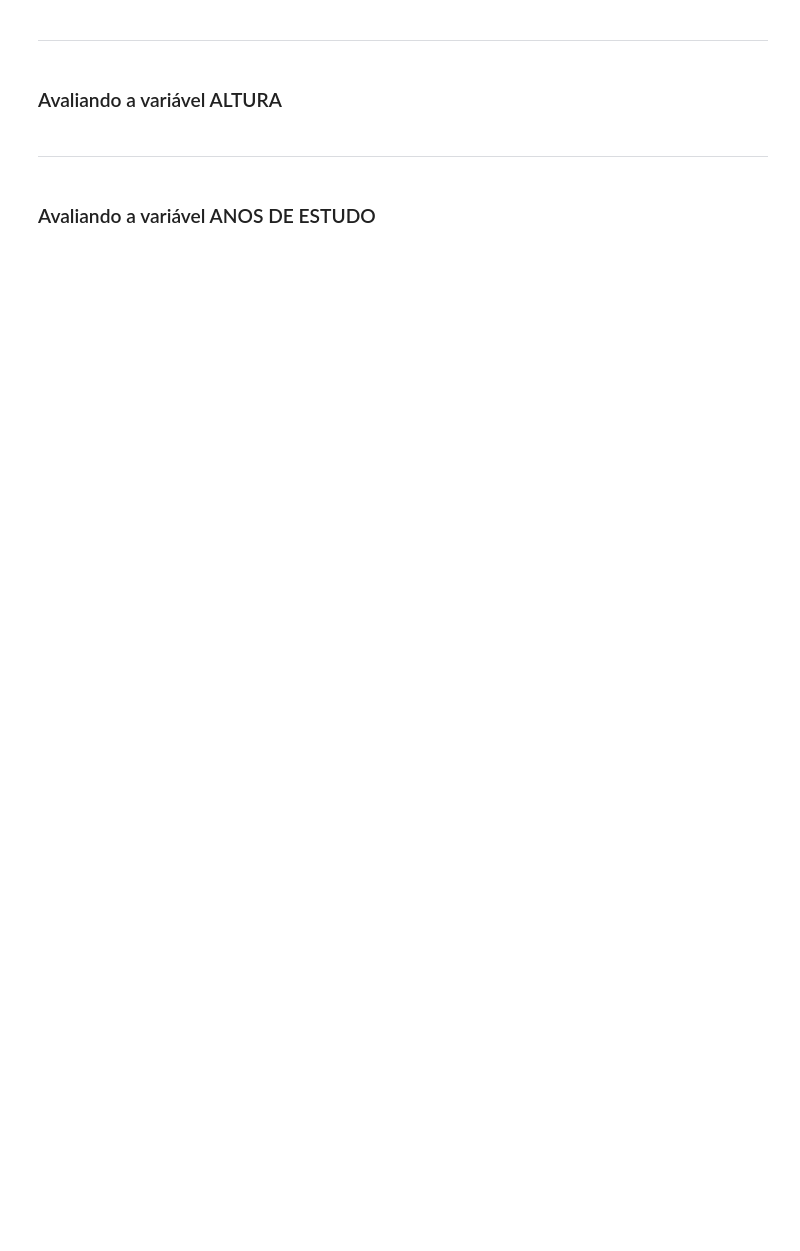
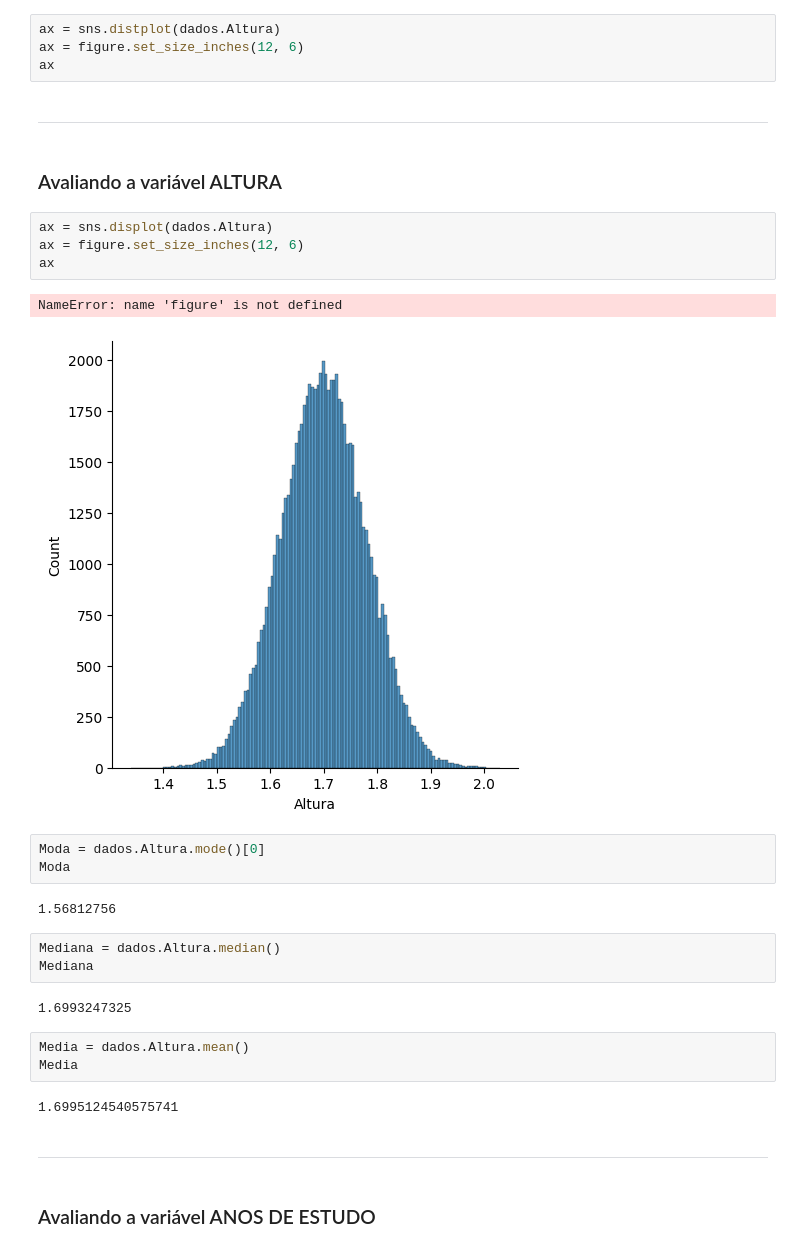
Before and after one commit to PedroTomasini/estatistica_frequencias_medidas, a Jupyter notebook: Curso_de_Estatística_Parte_1.ipynb, the cells around one changed output. Cells and saved outputs as stored; diff of their text form; blank space fills up the shorter version.

```diff
--- a/Curso_de_Estatística_Parte_1.ipynb
+++ b/Curso_de_Estatística_Parte_1.ipynb
@@ -822,7 +908,33 @@ Pode-se definir a moda como sendo o valor mais frequente de um conjunto de dados
+# %%
+ax = sns.distplot(dados.Altura)
+ax = figure.set_size_inches(12, 6)
+ax
 # %% [markdown]
 ***
 # %% [markdown]
 ### Avaliando a variável ALTURA
+# %%
+ax = sns.displot(dados.Altura)
+ax = figure.set_size_inches(12, 6)
+ax
+# %% [output]
+NameError: name 'figure' is not defined
+[figure, added]
+# %%
+Moda = dados.Altura.mode()[0]
+Moda
+# %% [output]
+1.56812756
+# %%
+Mediana = dados.Altura.median()
+Mediana
+# %% [output]
+1.6993247325
+# %%
+Media = dados.Altura.mean()
+Media
+# %% [output]
+1.6995124540575741
 # %% [markdown]
 ***
 # %% [markdown]
```
Also changed, not shown: parts of 20 cells of this notebook.
